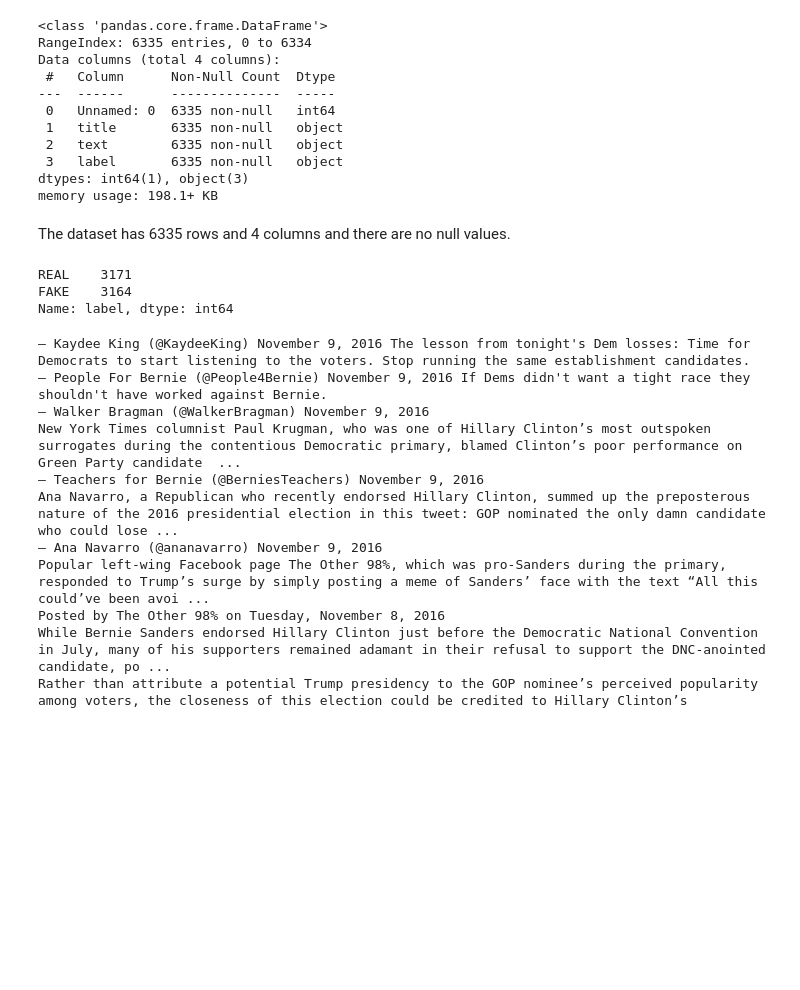
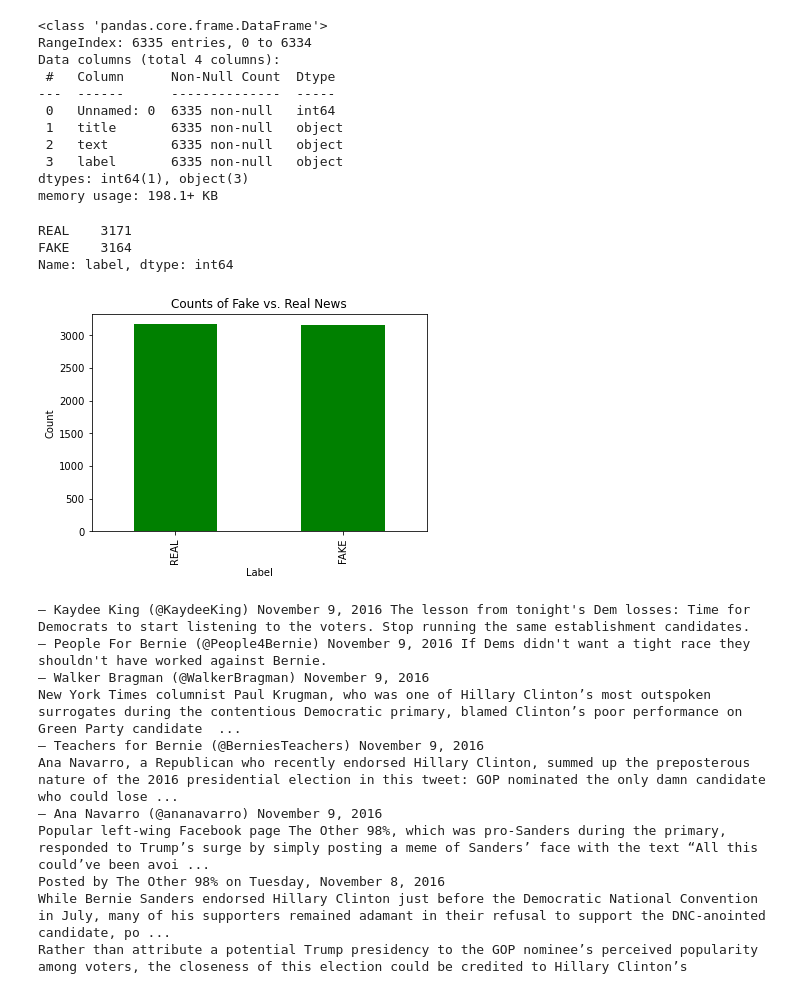
Before and after one commit to brindhaganesan/FakeNewsClassification, a Jupyter notebook: FakeNewsClassification.ipynb, the cells around one changed output. Drawn from its saved outputs; the diff is of its cells as text; code cells hidden in the pictures; blank space fills up the shorter version.

```diff
--- a/FakeNewsClassification.ipynb
+++ b/FakeNewsClassification.ipynb
@@ -149,14 +136,21 @@ Data columns (total 4 columns):
  3   label       6335 non-null   object
 dtypes: int64(1), object(3)
 memory usage: 198.1+ KB
-# %% [markdown]
-The dataset has 6335 rows and 4 columns and there are no null values.
 # %%
 fake_or_real_news['label'].value_counts()
 # %% [output]
 REAL    3171
 FAKE    3164
 Name: label, dtype: int64
+# %%
+fake_or_real_news['label'].value_counts().plot(kind='bar', color='green')
+
+plt.xlabel('Label')
+plt.ylabel('Count')
+plt.title('Counts of Fake vs. Real News')
+plt.show()
+# %% [output]
+[figure, added]
 # %%
 print(fake_or_real_news['text'][3]) #fake
 # %% [output]
```
Also changed, not shown: parts of 145 cells of this notebook.
